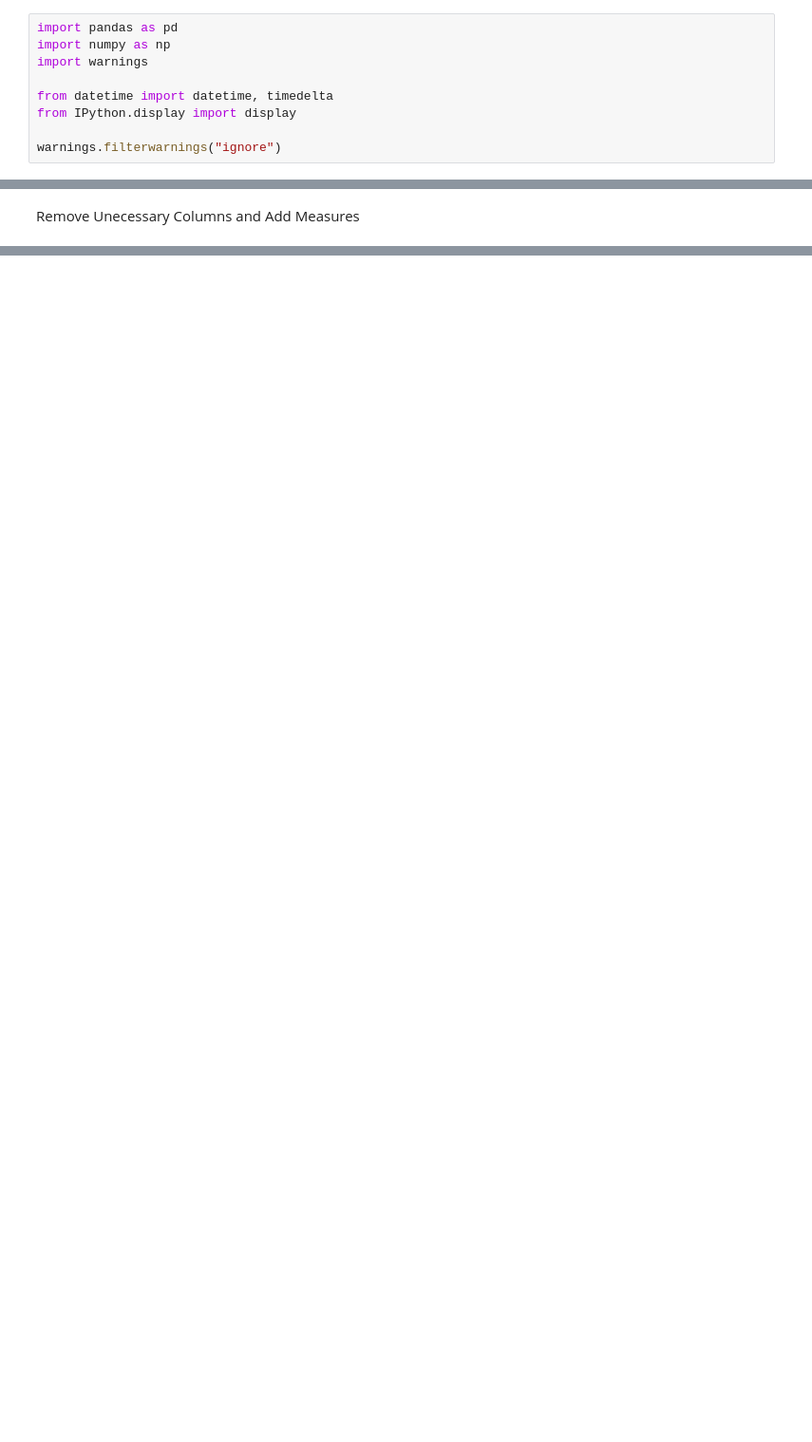
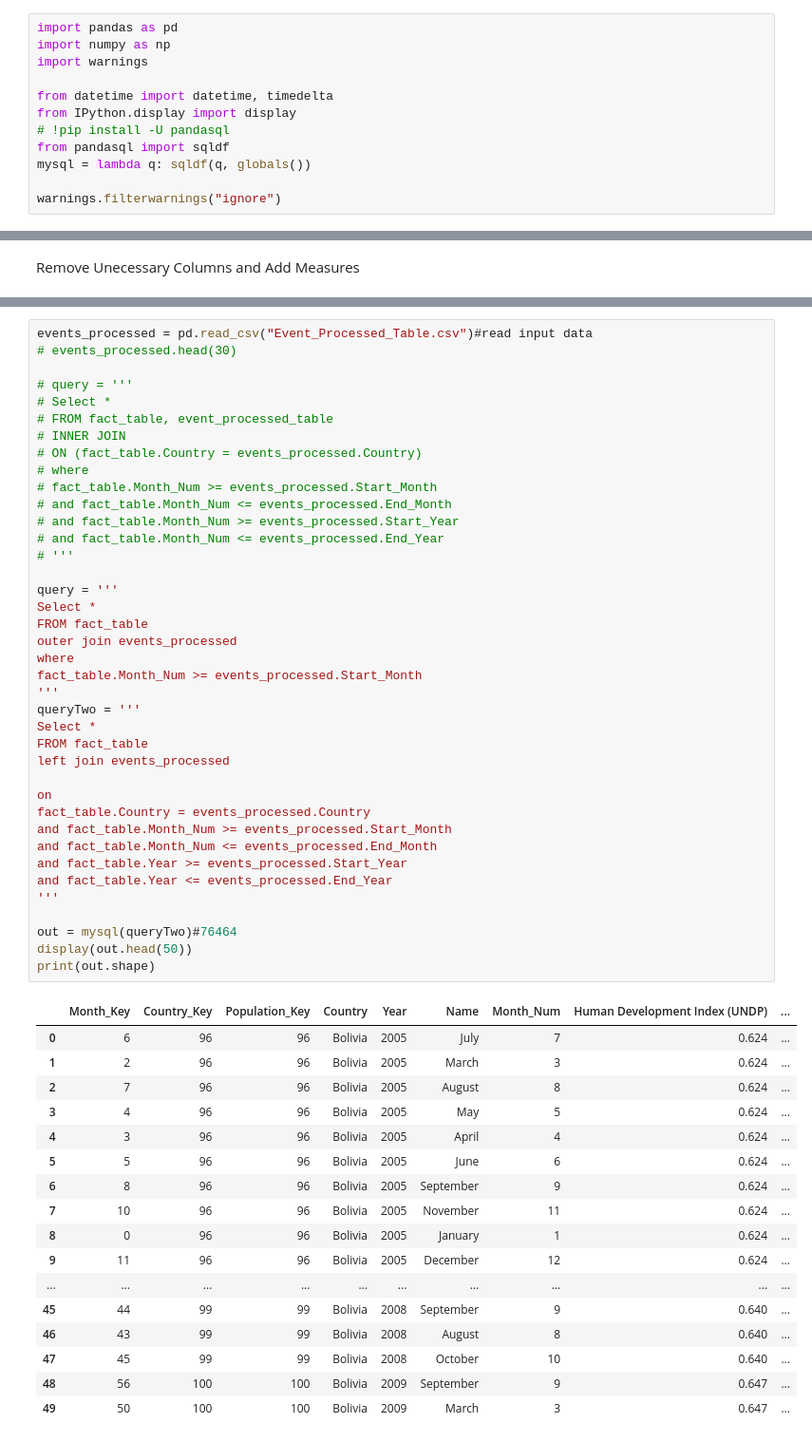
Before and after one commit to ajay-mundi/HealthDataMart, a Jupyter notebook: Data Staging/Fact_Table.ipynb, the cells around one changed output, grey strips where cells are left out. Shown at 95% size. Cells and saved outputs as stored; diff of their text form; blank space fills up the shorter version.

```diff
--- a/Data Staging/Fact_Table.ipynb
+++ b/Data Staging/Fact_Table.ipynb
@@ -7,6 +7,9 @@ import warnings
 
 from datetime import datetime, timedelta
 from IPython.display import display
+# !pip install -U pandasql
+from pandasql import sqldf
+mysql = lambda q: sqldf(q, globals())
 
 warnings.filterwarnings("ignore")
 # %% [markdown]
@@ -99,0 +126,57 @@ print(fact_table.shape)
+# %%
+events_processed = pd.read_csv("Event_Processed_Table.csv")#read input data
+# events_processed.head(30)
+
+# query = '''
+# Select *
+# FROM fact_table, event_processed_table
+# INNER JOIN
+# ON (fact_table.Country = events_processed.Country)
+# where
+# fact_table.Month_Num >= events_processed.Start_Month
+# and fact_table.Month_Num <= events_processed.End_Month
+# and fact_table.Month_Num >= events_processed.Start_Year
+# and fact_table.Month_Num <= events_processed.End_Year
+# '''
+
+query = '''
+Select *
+FROM fact_table
+outer join events_processed
+where
+fact_table.Month_Num >= events_processed.Start_Month
+'''
+queryTwo = '''
+Select *
+FROM fact_table
+left join events_processed
+
+on
+fact_table.Country = events_processed.Country
+and fact_table.Month_Num >= events_processed.Start_Month
+and fact_table.Month_Num <= events_processed.End_Month
+and fact_table.Year >= events_processed.Start_Year
+and fact_table.Year <= events_processed.End_Year
+'''
+
+out = mysql(queryTwo)#76464
+display(out.head(50))
+print(out.shape)
+# %% [output]
+|  | Month_Key | Country_Key | Population_Key | Country | Year | Name | Month_Num | Human Development Index (UNDP) | ... |
+| 0 | 6 | 96 | 96 | Bolivia | 2005 | July | 7 | 0.624 | ... |
+| 1 | 2 | 96 | 96 | Bolivia | 2005 | March | 3 | 0.624 | ... |
+| 2 | 7 | 96 | 96 | Bolivia | 2005 | August | 8 | 0.624 | ... |
+| 3 | 4 | 96 | 96 | Bolivia | 2005 | May | 5 | 0.624 | ... |
+| 4 | 3 | 96 | 96 | Bolivia | 2005 | April | 4 | 0.624 | ... |
+| 5 | 5 | 96 | 96 | Bolivia | 2005 | June | 6 | 0.624 | ... |
+| 6 | 8 | 96 | 96 | Bolivia | 2005 | September | 9 | 0.624 | ... |
+| 7 | 10 | 96 | 96 | Bolivia | 2005 | November | 11 | 0.624 | ... |
+| 8 | 0 | 96 | 96 | Bolivia | 2005 | January | 1 | 0.624 | ... |
+| 9 | 11 | 96 | 96 | Bolivia | 2005 | December | 12 | 0.624 | ... |
+| ... | ... | ... | ... | ... | ... | ... | ... | ... | ... |
+| 45 | 44 | 99 | 99 | Bolivia | 2008 | September | 9 | 0.640 | ... |
+| 46 | 43 | 99 | 99 | Bolivia | 2008 | August | 8 | 0.640 | ... |
+| 47 | 45 | 99 | 99 | Bolivia | 2008 | October | 10 | 0.640 | ... |
+| 48 | 56 | 100 | 100 | Bolivia | 2009 | September | 9 | 0.647 | ... |
+| 49 | 50 | 100 | 100 | Bolivia | 2009 | March | 3 | 0.647 | ... |
```
Also changed, not shown: parts of 6 cells of this notebook, 11 other files.
